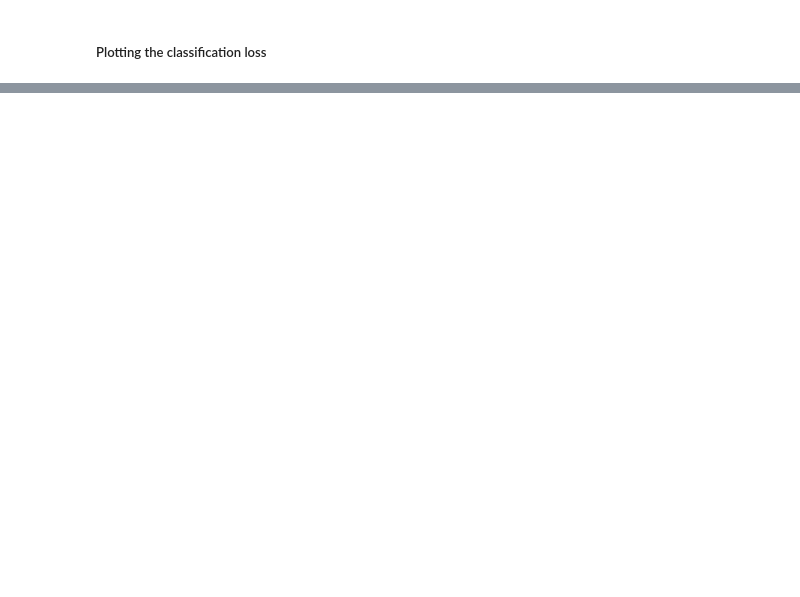
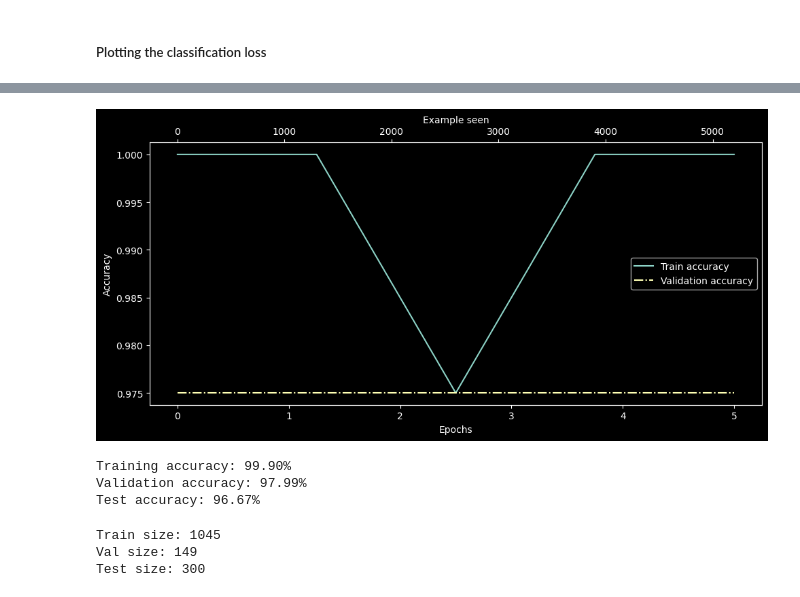
Before and after one commit to lorendw7/LLM-Forge, a Jupyter notebook: models/FineTuningForClassification.ipynb, the cells around one changed output, grey strips where cells are left out. Drawn from its saved outputs; the diff is of its cells as text; code cells hidden in the pictures; blank space fills up the shorter version.

```diff
--- a/models/FineTuningForClassification.ipynb
+++ b/models/FineTuningForClassification.ipynb
@@ -593,0 +597,29 @@ plot_values(epochs_tensor, examples_seen_tensor, train_losses, val_losses)
+# %%
+epochs_tensor = torch.linspace(0, num_epochs, len(train_accs))
+examples_seen_tensor = torch.linspace(0, examples_seen, len(train_accs))
+
+plot_values(
+    epochs_tensor, examples_seen_tensor, train_accs, val_accs,
+    label="accuracy"
+)
+# %% [output]
+[figure, added]
+# %%
+train_accuracy = calc_accuracy_loader(train_loader, model, device)
+val_accuracy = calc_accuracy_loader(val_loader, model, device)
+test_accuracy = calc_accuracy_loader(test_loader, model, device)
+print(f"Training accuracy: {train_accuracy*100:.2f}%")
+print(f"Validation accuracy: {val_accuracy*100:.2f}%")
+print(f"Test accuracy: {test_accuracy*100:.2f}%")
+# %% [output]
+Training accuracy: 99.90%
+Validation accuracy: 97.99%
+Test accuracy: 96.67%
+# %%
+print(f"Train size: {len(train_loader.dataset)}")
+print(f"Val size: {len(val_loader.dataset)}")
+print(f"Test size: {len(test_loader.dataset)}")
+# %% [output]
+Train size: 1045
+Val size: 149
+Test size: 300
```
Also changed, not shown: parts of 6 cells of this notebook, 2 other files.
